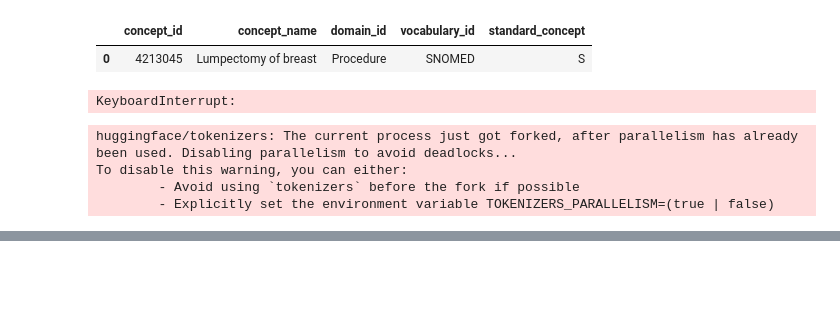
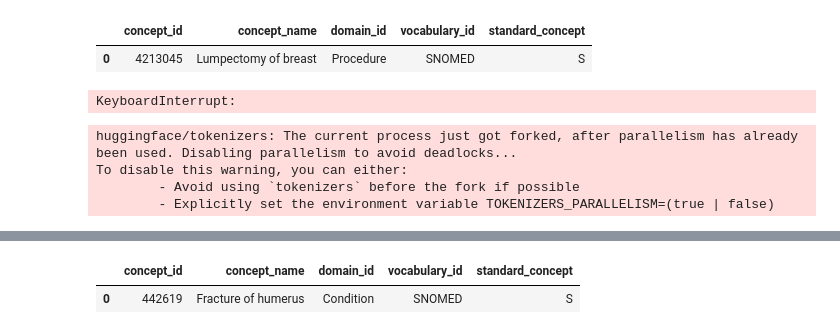
Before and after one commit to Unaiigartua/PFG_CDIA_CORTEX, a Jupyter notebook: pruebas.ipynb, the cells around one changed output, grey strips where cells are left out. Cells and saved outputs as stored; diff of their text form; code cells hidden in the pictures; blank space fills up the shorter version.

```diff
--- a/pruebas.ipynb
+++ b/pruebas.ipynb
@@ -414,0 +530,15 @@ pip
+# %%
+def find_concept_by_code_OMOP(code: str, conn):
+    query = """
+    SELECT concept_id, concept_name, domain_id, vocabulary_id, standard_concept
+    FROM concepts
+    WHERE concept_id = ?
+    """
+    return pd.read_sql_query(query, conn, params=(code,))
+# %%
+conn = sqlite3.connect("omop_snomed.db")
+# %%
+find_concept_by_code_OMOP("442619", conn)
+# %% [output]
+|  | concept_id | concept_name | domain_id | vocabulary_id | standard_concept |
+| 0 | 442619 | Fracture of humerus | Condition | SNOMED | S |
```
Also changed, not shown: parts of 5 cells of this notebook.
